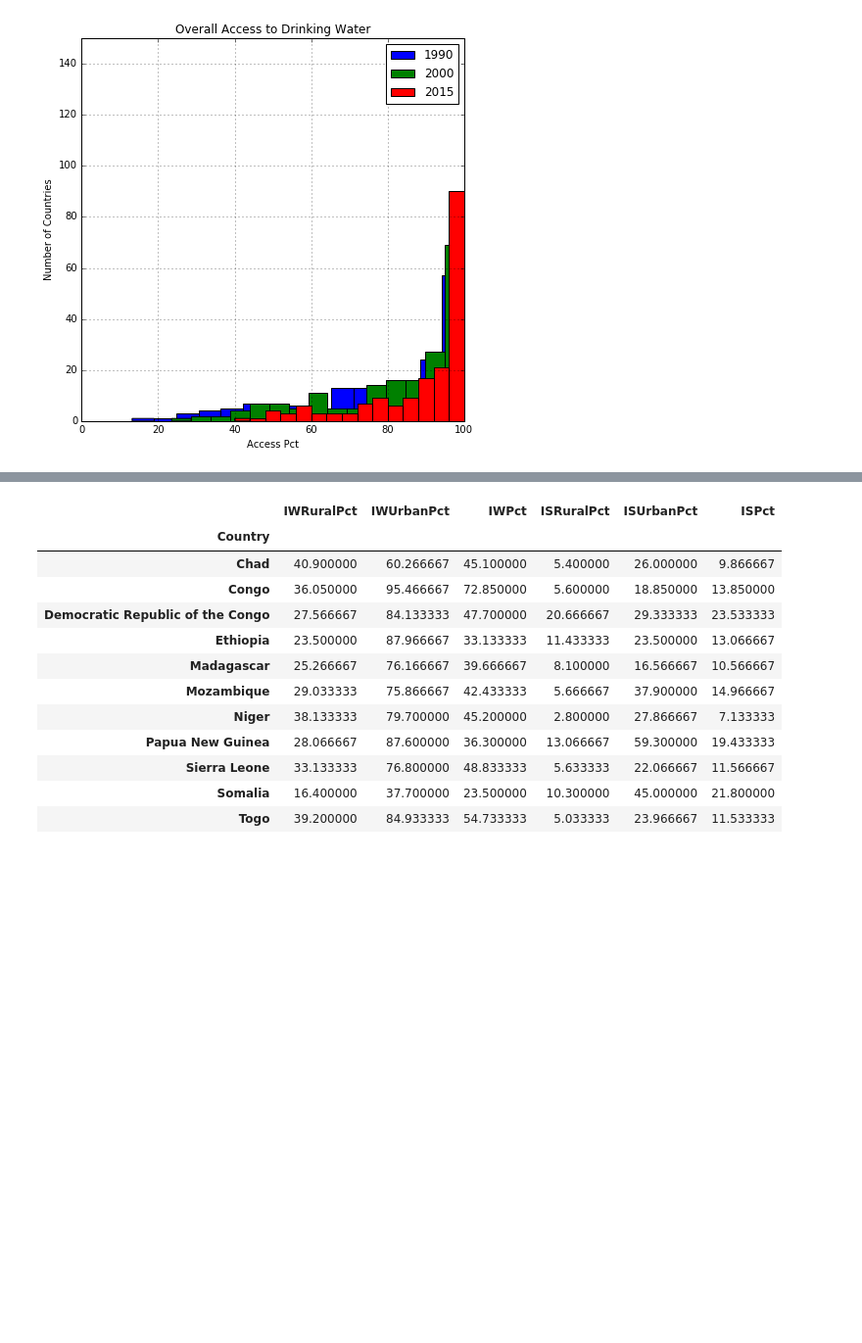
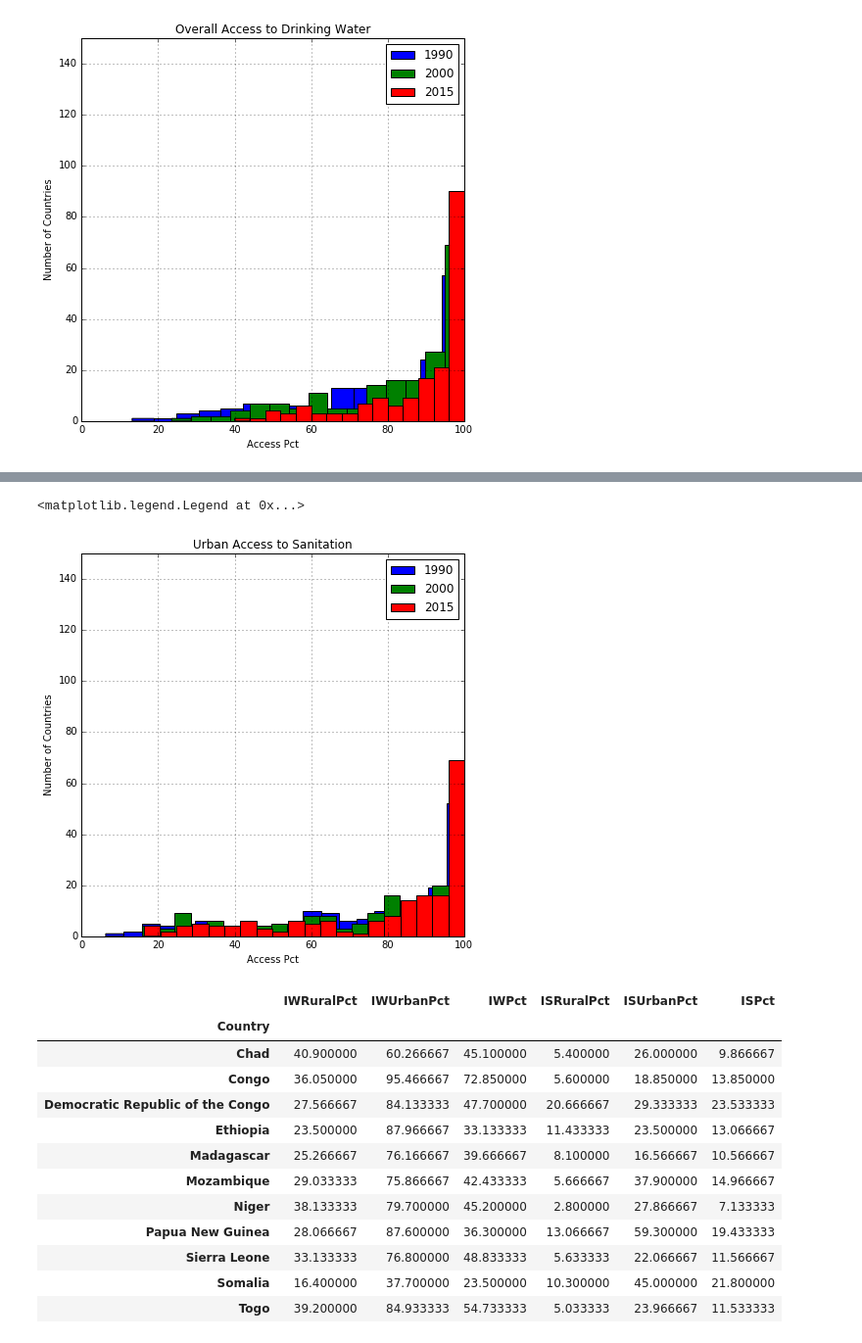
Before and after one commit to brychung/hello-world, a Jupyter notebook: AndreaDominicSarah/project/Submittal/Project2-Lab-Notebook-SK-AP-DD.ipynb, the cells around one changed output, grey strips where cells are left out. Shown at 98% size. Drawn from its saved outputs; the diff is of its cells as text; code cells hidden in the pictures; blank space fills up the shorter version.

```diff
--- a/AndreaDominicSarah/project/Submittal/Project2-Lab-Notebook-SK-AP-DD.ipynb
+++ b/AndreaDominicSarah/project/Submittal/Project2-Lab-Notebook-SK-AP-DD.ipynb
@@ -777,3 +777,15 @@ pyplot.legend()
+# %%
+# Histograms by year for total access to sanitation
+df_exp[df_exp.Year=='1990'].ISUrbanPct.plot(figsize=(7,7), kind="hist", bins=20, label="1990", xlim=(0, 100), ylim=(0, 150), grid=True)
+df_exp[df_exp.Year=='2000'].ISUrbanPct.plot(kind="hist", bins=20, label="2000", grid=True)
+df_exp[df_exp.Year=='2015'].ISUrbanPct.plot(kind="hist", bins=20, label="2015", grid=True)
+pyplot.title("Urban Access to Sanitation")
+pyplot.xlabel("Access Pct")
+pyplot.ylabel("Number of Countries")
+pyplot.legend()
+# %% [output]
+<matplotlib.legend.Legend at 0x...>
+[figure, added]
 # %%
 # Countries with lowest combined rural access to water & sanitation
 exp_by_country = df_exp.groupby('Country')
```
Also changed, not shown: parts of 2 cells of this notebook, 4 other files.
